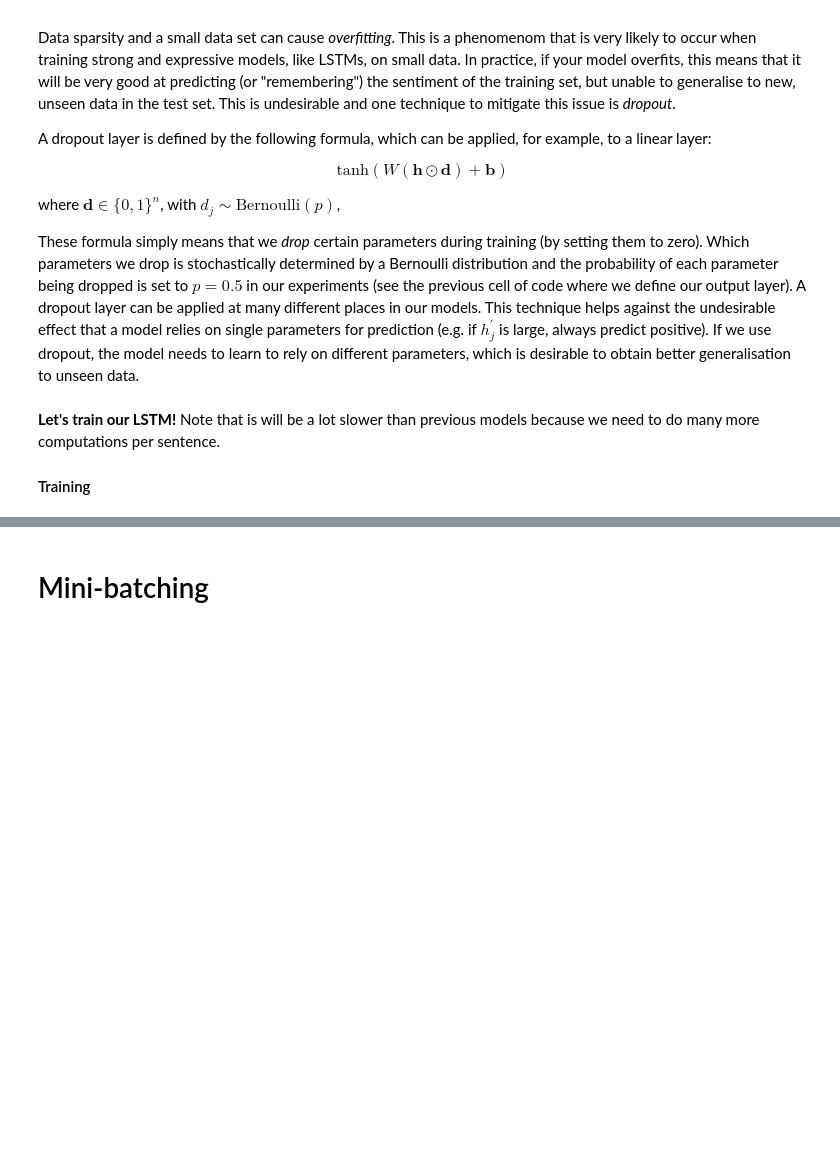
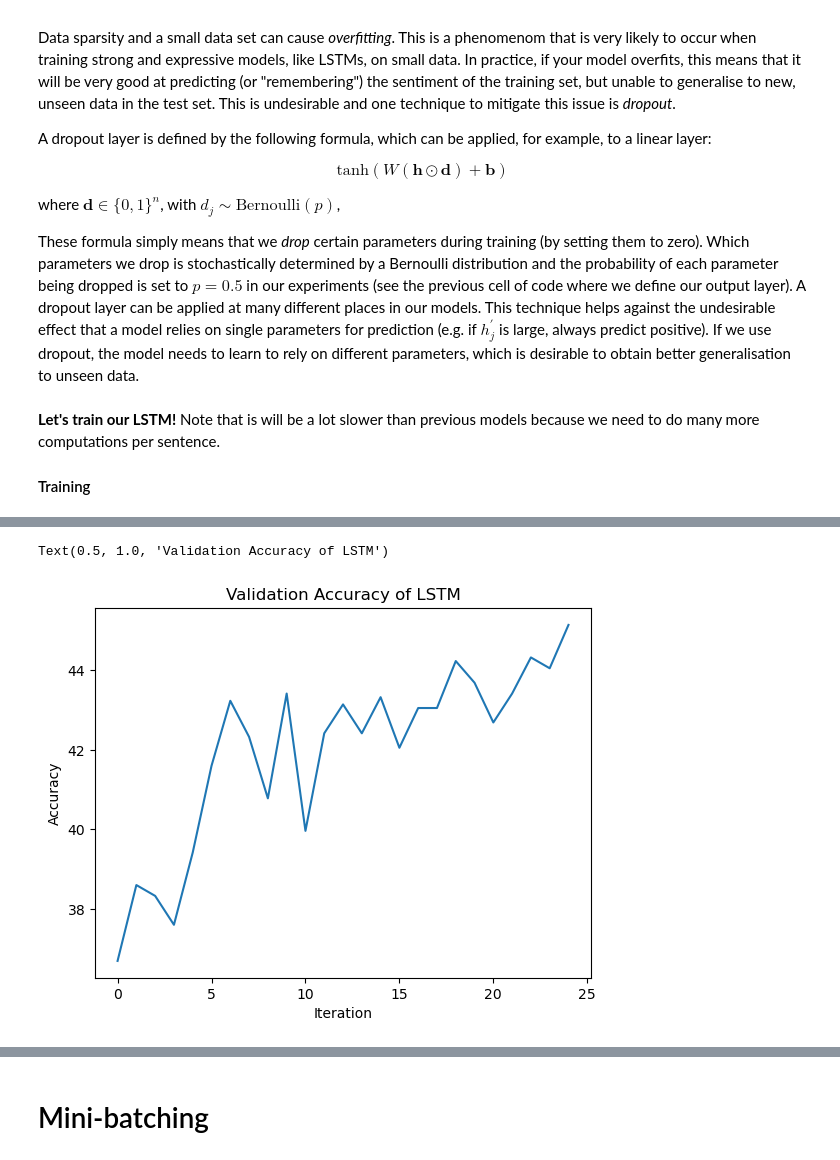
Before and after one commit to dqmis/nlp1, a Jupyter notebook: NLP1_2023_Practical_2.ipynb, the cells around one changed output, grey strips where cells are left out. Drawn from its saved outputs; the diff is of its cells as text; code cells hidden in the pictures; blank space fills up the shorter version.

```diff
--- a/NLP1_2023_Practical_2.ipynb
+++ b/NLP1_2023_Practical_2.ipynb
@@ -871,0 +969,15 @@ Remember to add new embeddings for the `<unk>` and `<pad>` tokens, as they're no
+# %%
+def construct_vocab_embeddings(pretrained_embeddings: Dict[str, np.ndarray]) -> Tuple[Vocabulary, np.ndarray]:
+    vocab = Vocabulary()
+    vocab.build()
+    embedding_dim = len(next(iter(pretrained_embeddings.values())))
+    pretrained_embeddings_word_size = len(pretrained_embeddings)
+    embeddings = np.random.normal(0, 1, size=(len(vocab.w2i) + pretrained_embeddings_word_size , embedding_dim))
+    for _, (word, embedding) in enumerate(pretrained_embeddings.items()):
+        vocab.add_token(word)
+        embeddings[vocab.w2i[word]] = embedding
+    return vocab, embeddings
+
+v, vectors = construct_vocab_embeddings(glove_embeddings)
+
+vectors.shape
@@ -967,7 +1112,8 @@ class MyLSTMCell(nn.Module):
     self.hidden_size = hidden_size
     self.bias = bias
 
-    # YOUR CODE HERE
+    self.xh = torch.nn.Linear(input_size, hidden_size * 4, bias=bias)
+    self.hh = torch.nn.Linear(hidden_size, hidden_size * 4, bias=bias)
 
     self.reset_parameters()
 
@@ -984,20 +1130,16 @@ class MyLSTMCell(nn.Module):
     """
     prev_h, prev_c = hx
 
-    # project input and prev state
-    # YOUR CODE HERE
+    gates = self.xh(input_) + self.hh(prev_h)
+    input_gate, forget_gate, cell_gate, output_gate = gates.chunk(4, 1)
 
-    raise NotImplementedError("Implement this")
+    i = torch.sigmoid(input_gate)
+    f = torch.sigmoid(forget_gate)
+    g = torch.tanh(cell_gate)
+    o = torch.sigmoid(output_gate)
 
-    # main LSTM computation
-
-    # i = ...
-    # f = ...
-    # g = ...
-    # o = ...
-
-    # c = ...
-    # h = ...
+    c = torch.mul(f, prev_c) + torch.mul(i, g)
+    h = torch.mul(o, torch.tanh(c))
 
     return h, c
 
@@ -1151,0 +1308,10 @@ lstm_losses, lstm_accuracies = train_model(
+# %%
+# plot validation accuracy
+
+plt.plot([i*100 for i in lstm_accuracies])
+plt.xlabel("Iteration")
+plt.ylabel("Accuracy")
+plt.title("Validation Accuracy of LSTM")
+# %% [output]
+Text(0.5, 1.0, 'Validation Accuracy of LSTM')
+[figure, added]
```
Also changed, not shown: parts of 50 cells of this notebook, 1 other file.
